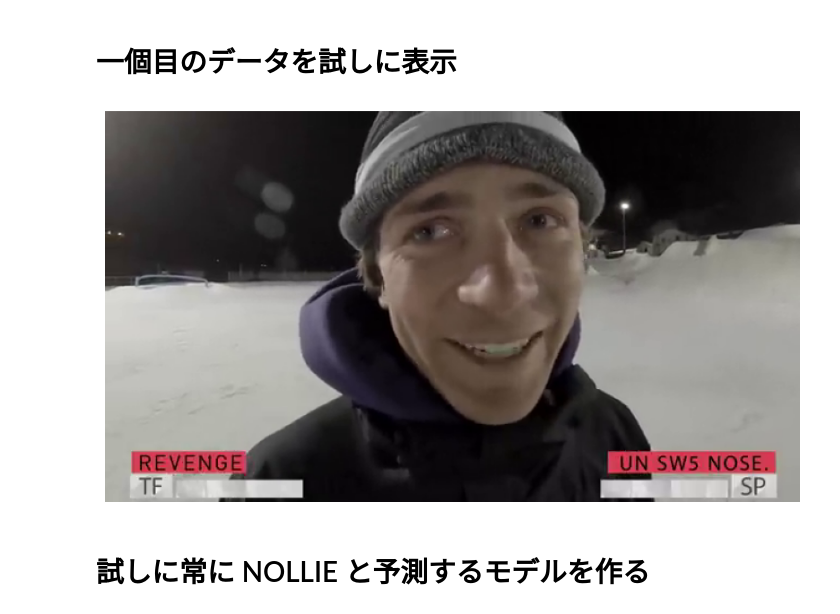
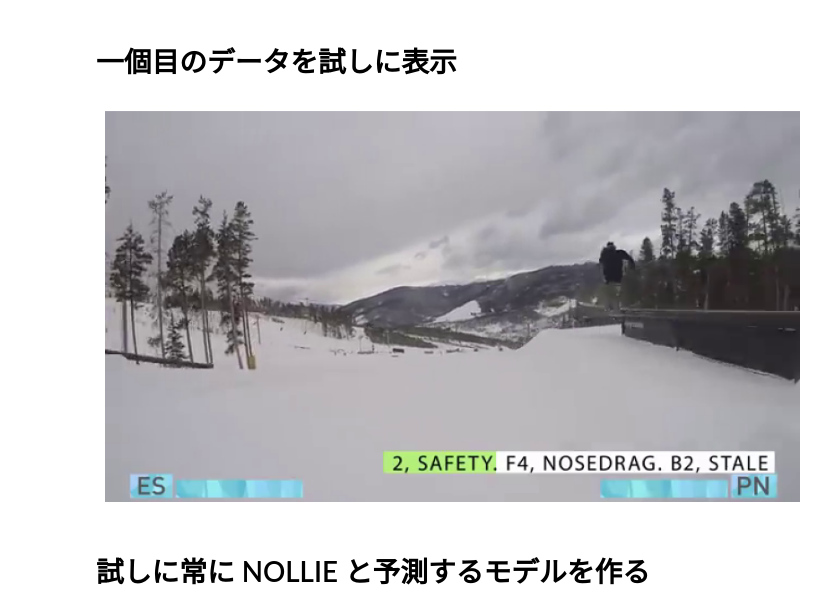
Before and after one commit to Sidebook/slvsh-index, a Jupyter notebook: notebook/getting_started.ipynb, the cells around one changed output. Saved outputs shown, nothing was run; the diff lists cells and outputs as text; code cells hidden in the pictures.

```diff
--- a/notebook/getting_started.ipynb
+++ b/notebook/getting_started.ipynb
@@ -5,19 +5,19 @@ from slvsh_tr import load_examples
 # %%
 import cv2
 import matplotlib.pyplot as plt
 
-example = load_examples()[0]
-image = cv2.imread(example.image_path)
+examples = load_examples()
+image = examples[2].get_image()
 # Convert BGR to RGB (OpenCV uses BGR by default)
 image_rgb = cv2.cvtColor(image, cv2.COLOR_BGR2RGB)
 
 # Display the image
 plt.figure(figsize=(10, 6))
 plt.axis('off')
 plt.imshow(image_rgb)
 plt.show()
 # %% [output]
-[figure, old version]
+[figure, new version]
 # %% [markdown]
 # 試しに常に NOLLIE と予測するモデルを作る
 # %%
```
Also changed, not shown: parts of 9 cells of this notebook, 4 other files.
